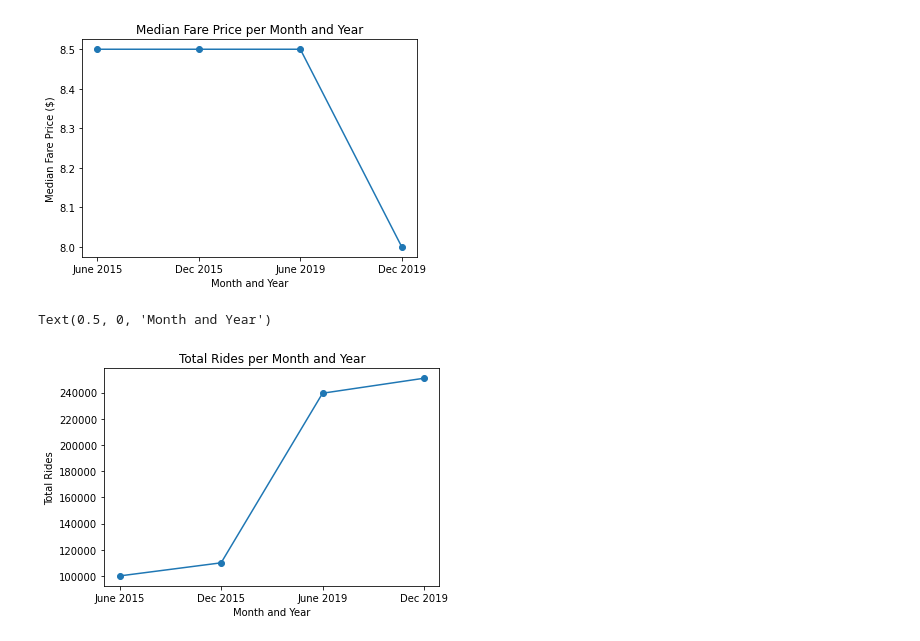
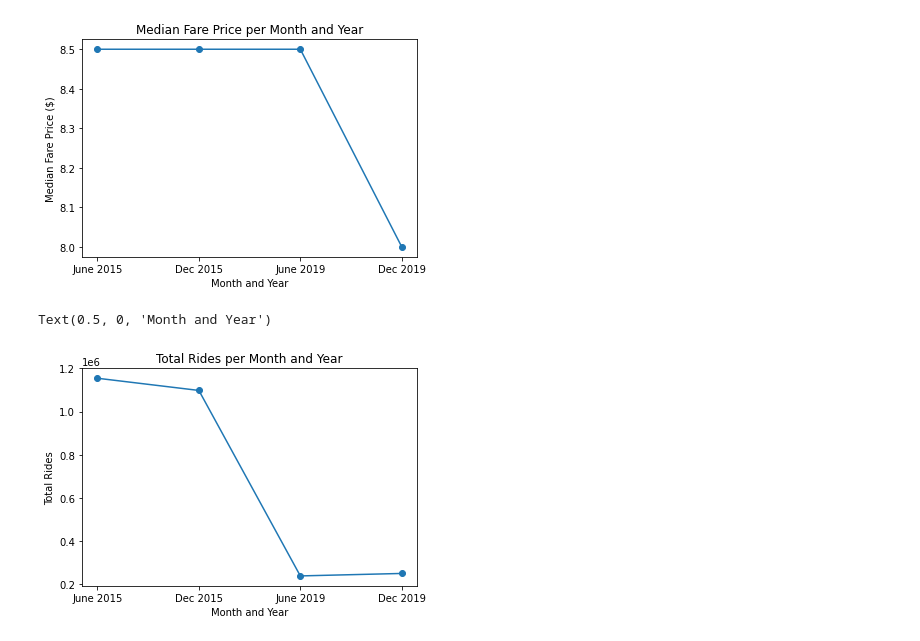
Before and after one commit to ILekawa9/Project-1, a Jupyter notebook: Yellow Taxi Price Analysis.ipynb, the cells around one changed output. Drawn from its saved outputs; the diff is of its cells as text; code cells hidden in the pictures.

```diff
--- a/Yellow Taxi Price Analysis.ipynb
+++ b/Yellow Taxi Price Analysis.ipynb
@@ -184,14 +186,14 @@ Text(0.5, 0, 'Month and Year')
 # %%
 #total rides
 x_values = ("June 2015", "Dec 2015", "June 2019", "Dec 2019")
-y_values = (100000, 110000, june_rows, dec_rows)
+y_values = (june_15_rows, dec_15_rows, june_rows, dec_rows)
 plt.plot(x_values, y_values, marker ='o')
 plt.title('Total Rides per Month and Year')
 plt.ylabel('Total Rides')
 plt.xlabel('Month and Year')
 # %% [output]
 Text(0.5, 0, 'Month and Year')
-[figure, old version]
+[figure, new version]
 # %%
 # #inflation
 # average of 2.35% inflation per year
```
Also changed, not shown: parts of 12 cells of this notebook.
